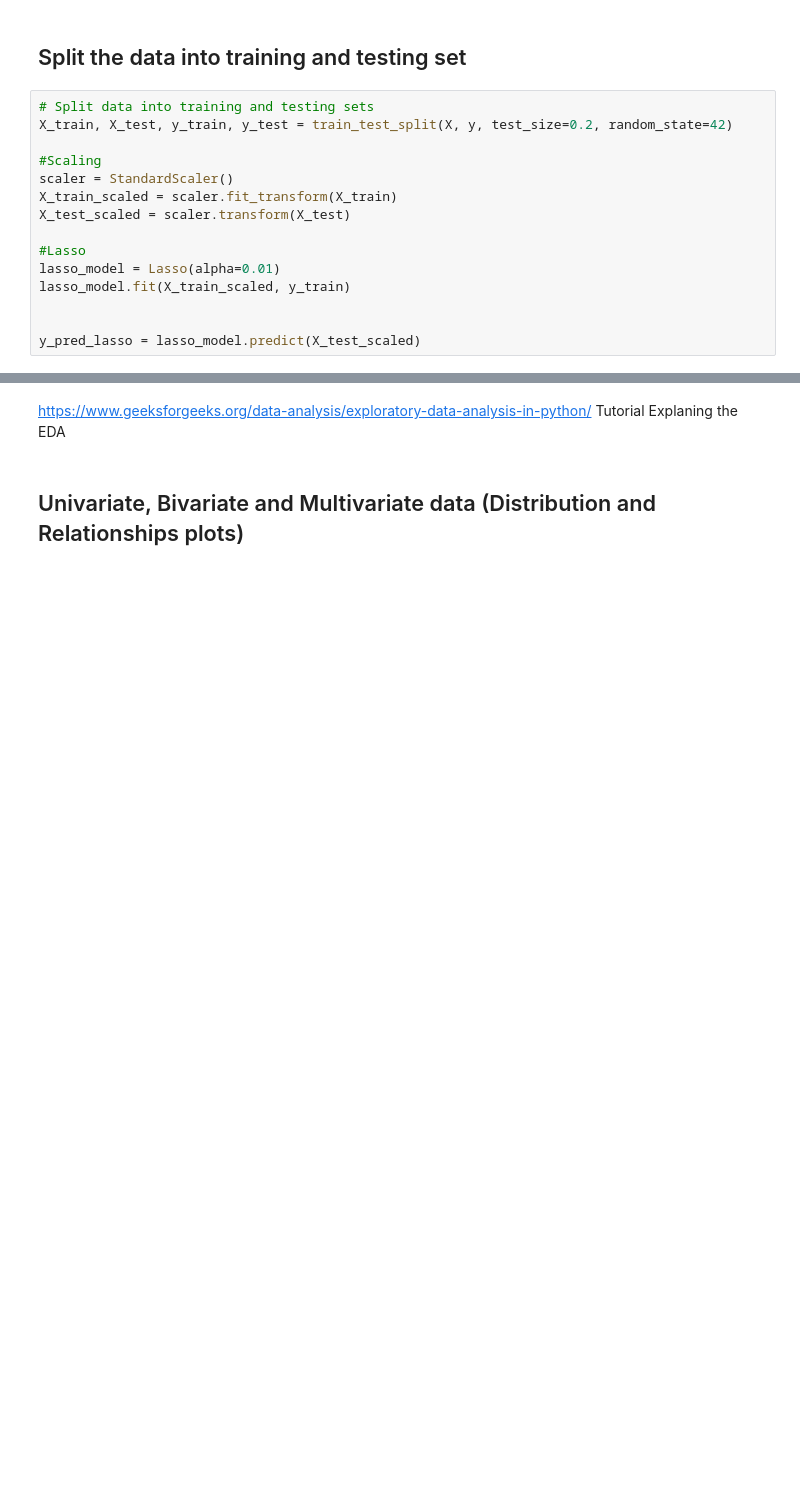
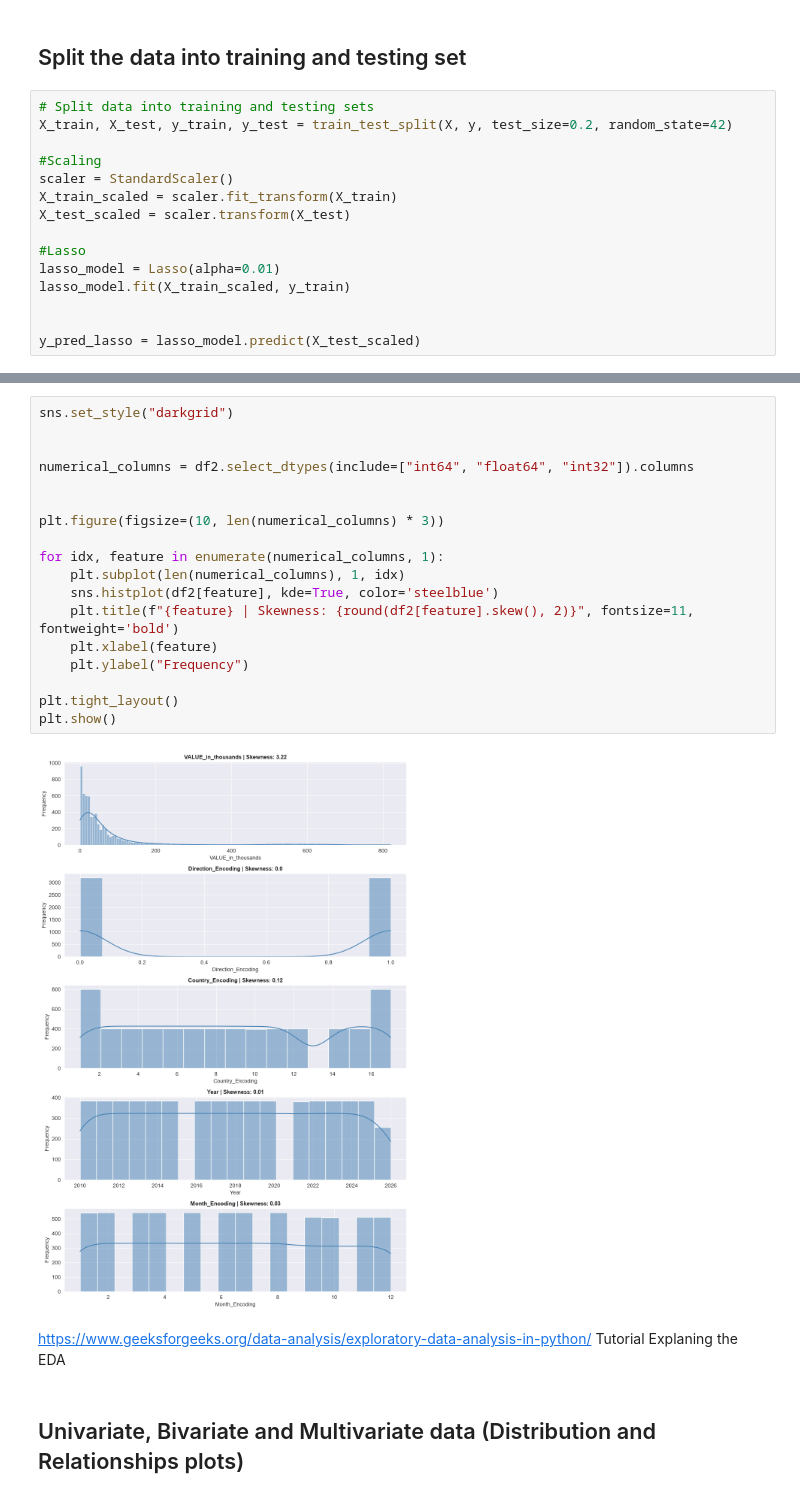
Before and after one commit to CCT-Dublin/CA1--Tourism-in-Ireland--Master-2026.2, a Jupyter notebook: CA1-2026.ipynb, the cells around one changed output, grey strips where cells are left out. Drawn from its saved outputs; the diff is of its cells as text; blank space fills up the shorter version.

```diff
--- a/CA1-2026.ipynb
+++ b/CA1-2026.ipynb
@@ -410,3 +564,23 @@ y_pred_lasso = lasso_model.predict(X_test_scaled)
+# %%
+sns.set_style("darkgrid")
+
+
+numerical_columns = df2.select_dtypes(include=["int64", "float64", "int32"]).columns
+
+
+plt.figure(figsize=(10, len(numerical_columns) * 3))
+
+for idx, feature in enumerate(numerical_columns, 1):
+    plt.subplot(len(numerical_columns), 1, idx)
+    sns.histplot(df2[feature], kde=True, color='steelblue')
+    plt.title(f"{feature} | Skewness: {round(df2[feature].skew(), 2)}", fontsize=11, fontweight='bold')
+    plt.xlabel(feature)
+    plt.ylabel("Frequency")
+
+plt.tight_layout()
+plt.show()
+# %% [output]
+[figure, added]
 # %% [markdown]
 https://www.geeksforgeeks.org/data-analysis/exploratory-data-analysis-in-python/ Tutorial Explaning the EDA
 # %% [markdown]
```
Also changed, not shown: parts of 24 cells of this notebook, 1 other file.
